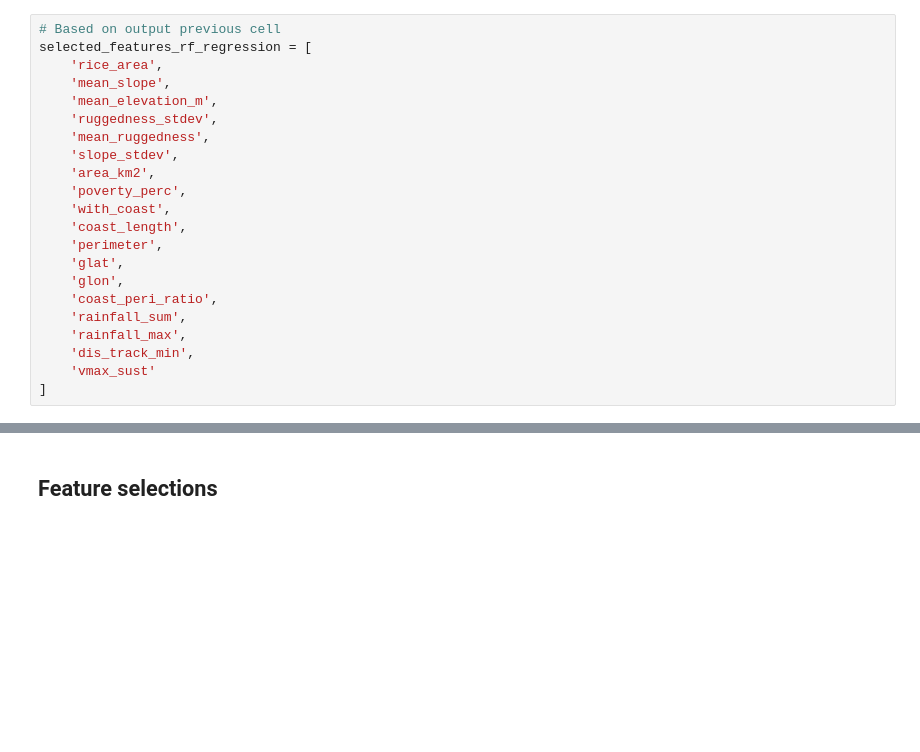
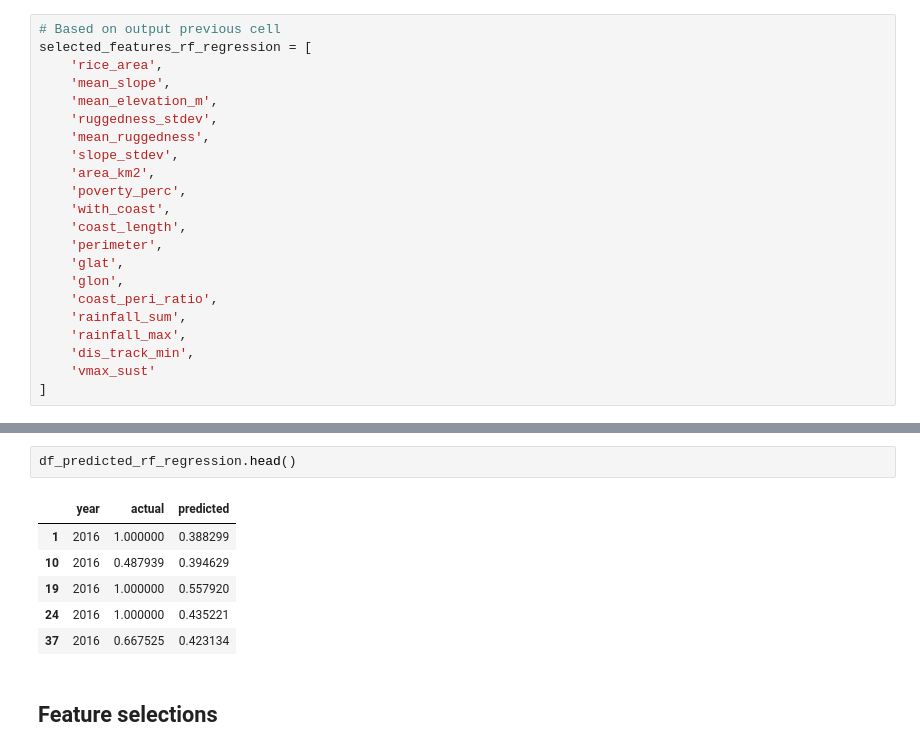
Before and after one commit to rodekruis/Typhoon_IBF_Rice_Damage_Model, a Jupyter notebook: IBF_typhoon_model/models/model_results.ipynb, the cells around one changed output, grey strips where cells are left out. Saved outputs shown, nothing was run; the diff lists cells and outputs as text; blank space fills up the shorter version.

```diff
--- a/IBF_typhoon_model/models/model_results.ipynb
+++ b/IBF_typhoon_model/models/model_results.ipynb
@@ -830,3 +852,12 @@ ResourceWarning: Enable tracemalloc to get the object allocation traceback
+# %%
+df_predicted_rf_regression.head()
+# %% [output]
+|  | year | actual | predicted |
+| 1 | 2016 | 1.000000 | 0.388299 |
+| 10 | 2016 | 0.487939 | 0.394629 |
+| 19 | 2016 | 1.000000 | 0.557920 |
+| 24 | 2016 | 1.000000 | 0.435221 |
+| 37 | 2016 | 0.667525 | 0.423134 |
 # %% [markdown]
 ## Feature selections
 # %%
```
Also changed, not shown: parts of 15 cells of this notebook, 55 other files.
